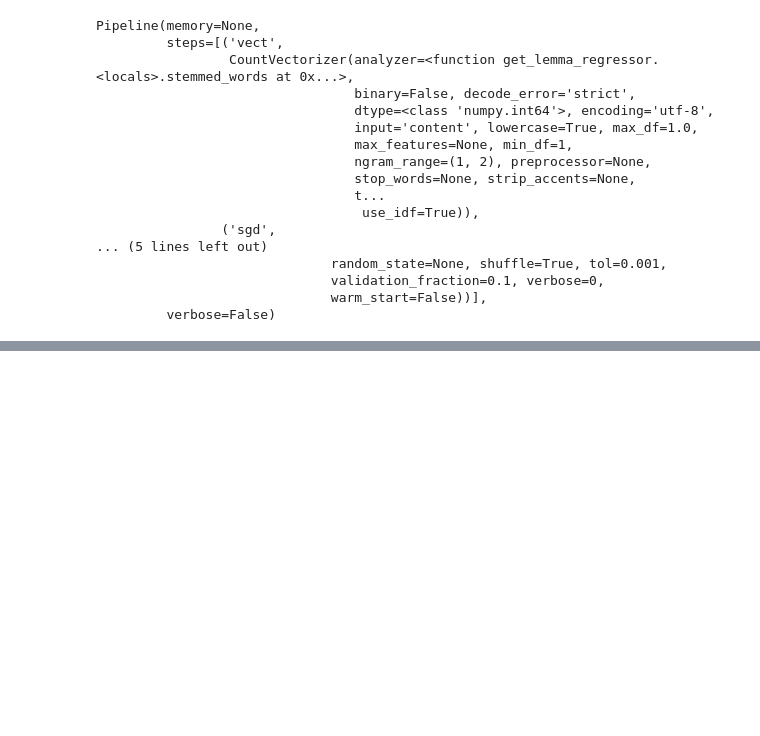
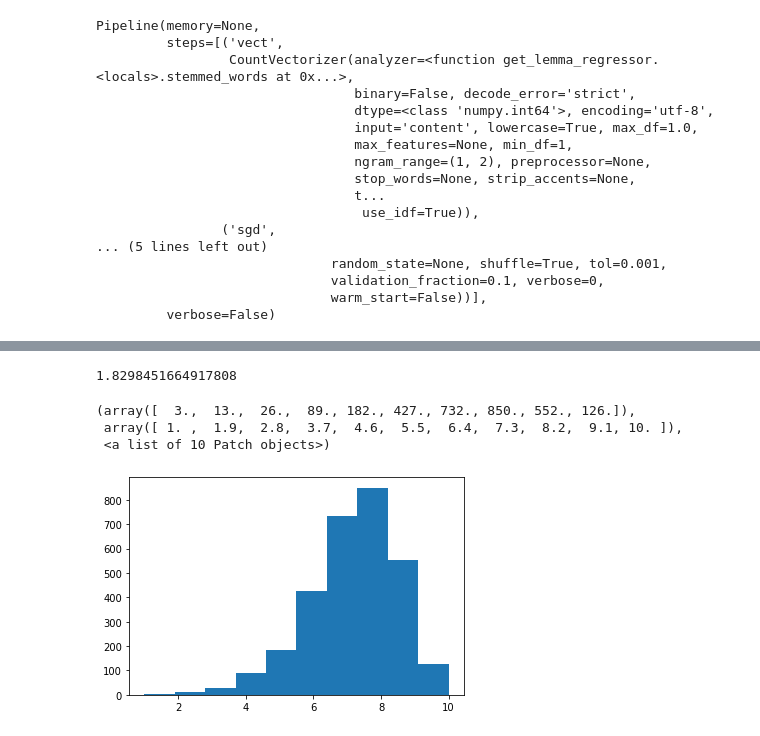
Before and after one commit to RamSaw/NLP, a Jupyter notebook: HW_02_Regression.ipynb, the cells around one changed output, grey strips where cells are left out. Cells and saved outputs as stored; diff of their text form; code cells hidden in the pictures; blank space fills up the shorter version.

```diff
--- a/HW_02_Regression.ipynb
+++ b/HW_02_Regression.ipynb
@@ -174,0 +213,18 @@ predict_test_regressor(lemma_regressor)
+# %%
+STOP_WORDS = stopwords.words('russian')
+STOP_WORDS.extend(['что', 'это', 'так', 'вот', 'быть', 'как', 'в', '—', '–', 'к', 'на', '...'])
+# %%
+def get_lemma_regressor_uni_stop(lemma_func, regression=SGDRegressor(loss='squared_loss', penalty='l2', alpha=1e-4, max_iter=500)):
+  analyzer = CountVectorizer(ngram_range=(1,2)).build_analyzer()
+
+  def stemmed_words(doc):
+      return (lemma_func(w) for w in analyzer(doc) if w not in punctuation and w not in STOP_WORDS)
+
+  stem_vectorizer = CountVectorizer(ngram_range=(1,1), analyzer=stemmed_words, stop_words=STOP_WORDS)
+  return Pipeline([("vect", stem_vectorizer),
+                ("tfidf", TfidfTransformer(sublinear_tf=True)),
+                ("sgd", regression)
+        ])
+# %%
+lemma_regressor = get_lemma_regressor_uni_stop(mystem_lemma_func, Ridge())
+lemma_regressor.fit(X_train, y_train)
@@ -174,0 +249,12 @@ predict_test_regressor(lemma_regressor)
+# %%
+#y_pred_train = predict_with_regressor(lemma_regressor, X_train)
+y_pred_val = predict_with_regressor(lemma_regressor, X_val)
+#print(mean_squared_error(y_pred_train, y_train) ** 0.5)
+print(mean_squared_error(y_pred_val, y_val) ** 0.5)
+plt.hist(y_pred_val)
+# %% [output]
+1.8298451664917808
+(array([  3.,  13.,  26.,  89., 182., 427., 732., 850., 552., 126.]),
+ array([ 1. ,  1.9,  2.8,  3.7,  4.6,  5.5,  6.4,  7.3,  8.2,  9.1, 10. ]),
+ <a list of 10 Patch objects>)
+[figure, added]
```
Also changed, not shown: parts of 16 cells of this notebook.
